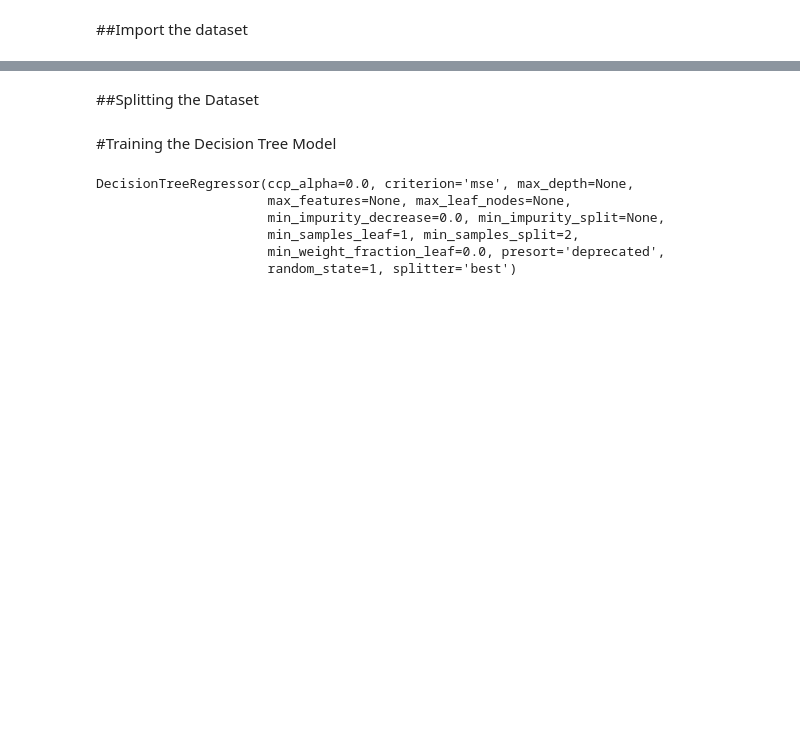
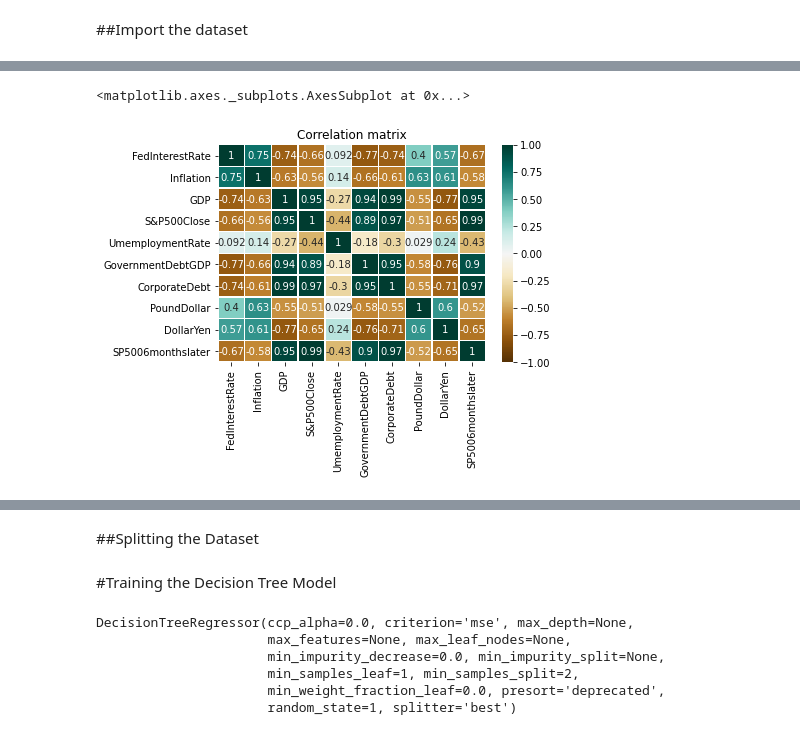
Before and after one commit to bro-kite/S_and_P_500, a Jupyter notebook: S&P_500.ipynb, the cells around one changed output, grey strips where cells are left out. Cells and saved outputs as stored; diff of their text form; code cells hidden in the pictures; blank space fills up the shorter version.

```diff
--- a/S&P_500.ipynb
+++ b/S&P_500.ipynb
@@ -25,0 +59,5 @@ dataset.tail(10)
+# %%
+corr_heatmap(dataset.corr())
+# %% [output]
+<matplotlib.axes._subplots.AxesSubplot at 0x...>
+[figure, added]
```
Also changed, not shown: parts of 14 cells of this notebook.
